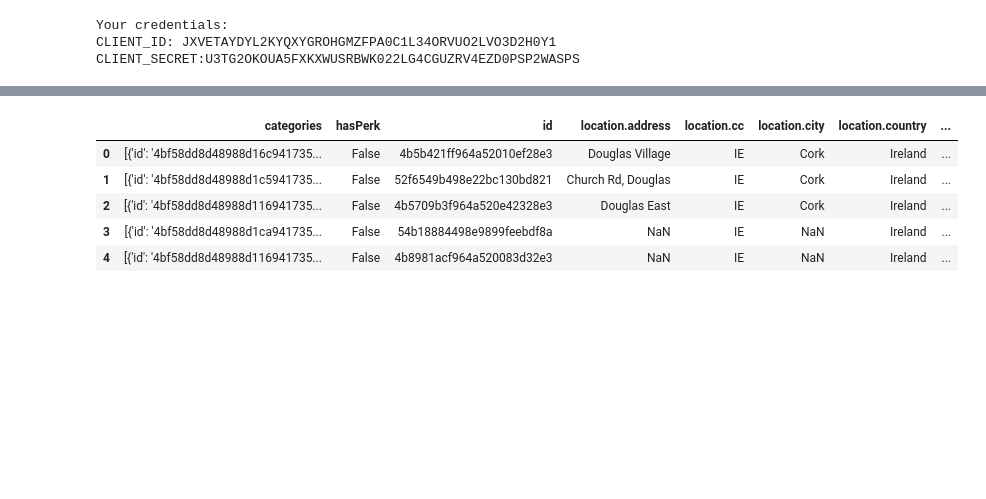
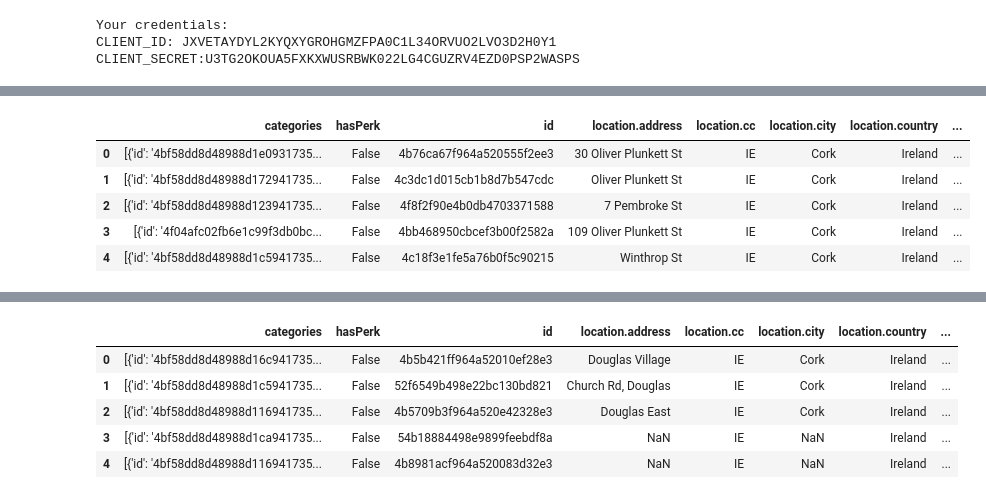
Before and after one commit to Mikodon1/Coursera-Capstone, a Jupyter notebook: Battle of the Neighbourhoods .ipynb, the cells around one changed output, grey strips where cells are left out. Cells and saved outputs as stored; diff of their text form; code cells hidden in the pictures; blank space fills up the shorter version.

```diff
--- a/Battle of the Neighbourhoods .ipynb
+++ b/Battle of the Neighbourhoods .ipynb
@@ -1138,0 +1228,14 @@ CLIENT_SECRET:U3TG2OKOUA5FXKXWUSRBWK022LG4CGUZRV4EZD0PSP2WASPS
+# %%
+# assign relevant part of JSON to Cork City Centre venues
+corccvenues = corccresults['response']['venues']
+
+# tranform venues into a dataframe
+corcc_df = json_normalize(corccvenues)
+corcc_df.head()
+# %% [output]
+|  | categories | hasPerk | id | location.address | location.cc | location.city | location.country | ... |
+| 0 | [{'id': '4bf58dd8d48988d1e0931735... | False | 4b76ca67f964a520555f2ee3 | 30 Oliver Plunkett St | IE | Cork | Ireland | ... |
+| 1 | [{'id': '4bf58dd8d48988d172941735... | False | 4c3dc1d015cb1b8d7b547cdc | Oliver Plunkett St | IE | Cork | Ireland | ... |
+| 2 | [{'id': '4bf58dd8d48988d123941735... | False | 4f8f2f90e4b0db4703371588 | 7 Pembroke St | IE | Cork | Ireland | ... |
+| 3 | [{'id': '4f04afc02fb6e1c99f3db0bc... | False | 4bb468950cbcef3b00f2582a | 109 Oliver Plunkett St | IE | Cork | Ireland | ... |
+| 4 | [{'id': '4bf58dd8d48988d1c5941735... | False | 4c18f3e1fe5a76b0f5c90215 | Winthrop St | IE | Cork | Ireland | ... |
```
Also changed, not shown: parts of 13 cells of this notebook.
